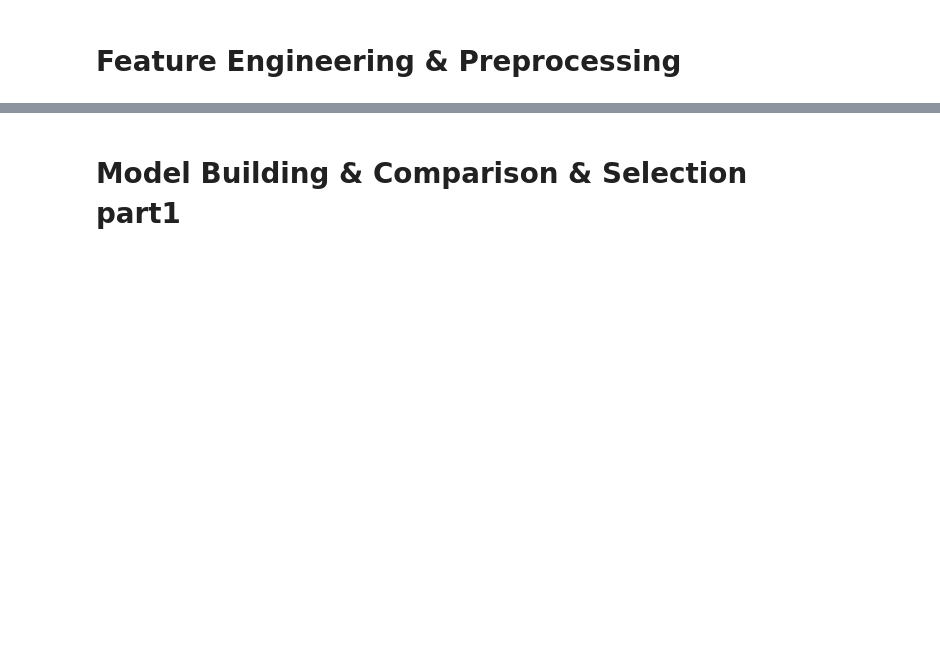
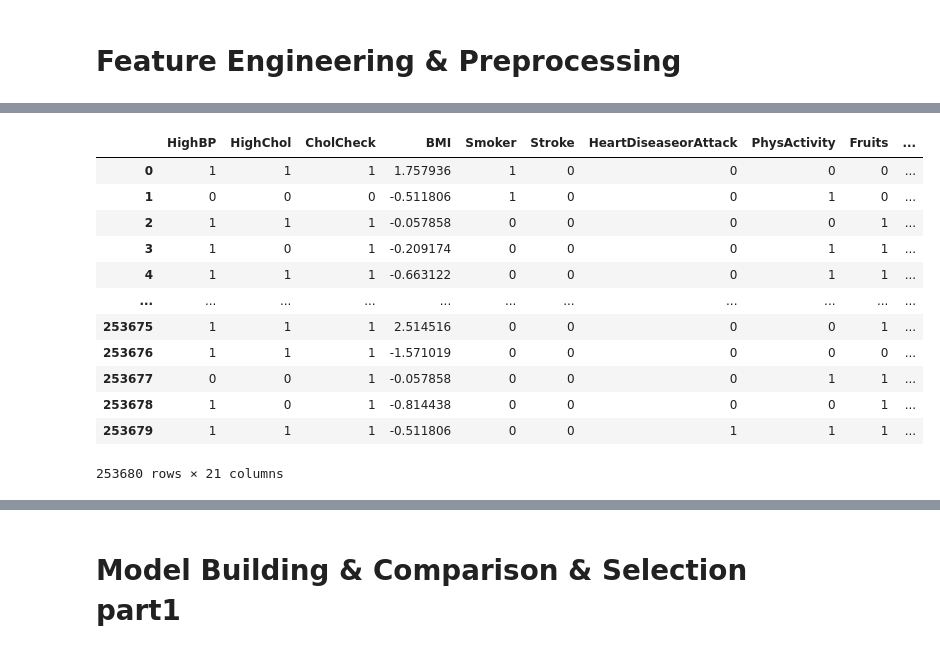
Before and after one commit to cassidygorsky/5243_FinalProject_Team13, a Jupyter notebook: Project4.ipynb, the cells around one changed output, grey strips where cells are left out. Drawn from its saved outputs; the diff is of its cells as text; code cells hidden in the pictures; blank space fills up the shorter version.

```diff
--- a/Project4.ipynb
+++ b/Project4.ipynb
@@ -729,0 +687,21 @@ Name: Diabetes_binary, Length: 253680, dtype: int64
+# %%
+#stadardize the data (not binary columns)
+
+X_scaled = X.copy()
+scaler = StandardScaler()
+X_scaled[numeric_cols] = scaler.fit_transform(X_scaled[numeric_cols])
+X_scaled
+# %% [output]
+|  | HighBP | HighChol | CholCheck | BMI | Smoker | Stroke | HeartDiseaseorAttack | PhysActivity | Fruits | ... |
+| 0 | 1 | 1 | 1 | 1.757936 | 1 | 0 | 0 | 0 | 0 | ... |
+| 1 | 0 | 0 | 0 | -0.511806 | 1 | 0 | 0 | 1 | 0 | ... |
+| 2 | 1 | 1 | 1 | -0.057858 | 0 | 0 | 0 | 0 | 1 | ... |
+| 3 | 1 | 0 | 1 | -0.209174 | 0 | 0 | 0 | 1 | 1 | ... |
+| 4 | 1 | 1 | 1 | -0.663122 | 0 | 0 | 0 | 1 | 1 | ... |
+| ... | ... | ... | ... | ... | ... | ... | ... | ... | ... | ... |
+| 253675 | 1 | 1 | 1 | 2.514516 | 0 | 0 | 0 | 0 | 1 | ... |
+| 253676 | 1 | 1 | 1 | -1.571019 | 0 | 0 | 0 | 0 | 0 | ... |
+| 253677 | 0 | 0 | 1 | -0.057858 | 0 | 0 | 0 | 1 | 1 | ... |
+| 253678 | 1 | 0 | 1 | -0.814438 | 0 | 0 | 0 | 0 | 1 | ... |
+| 253679 | 1 | 1 | 1 | -0.511806 | 0 | 0 | 1 | 1 | 1 | ... |
+253680 rows × 21 columns
```
Also changed, not shown: parts of 13 cells of this notebook.
